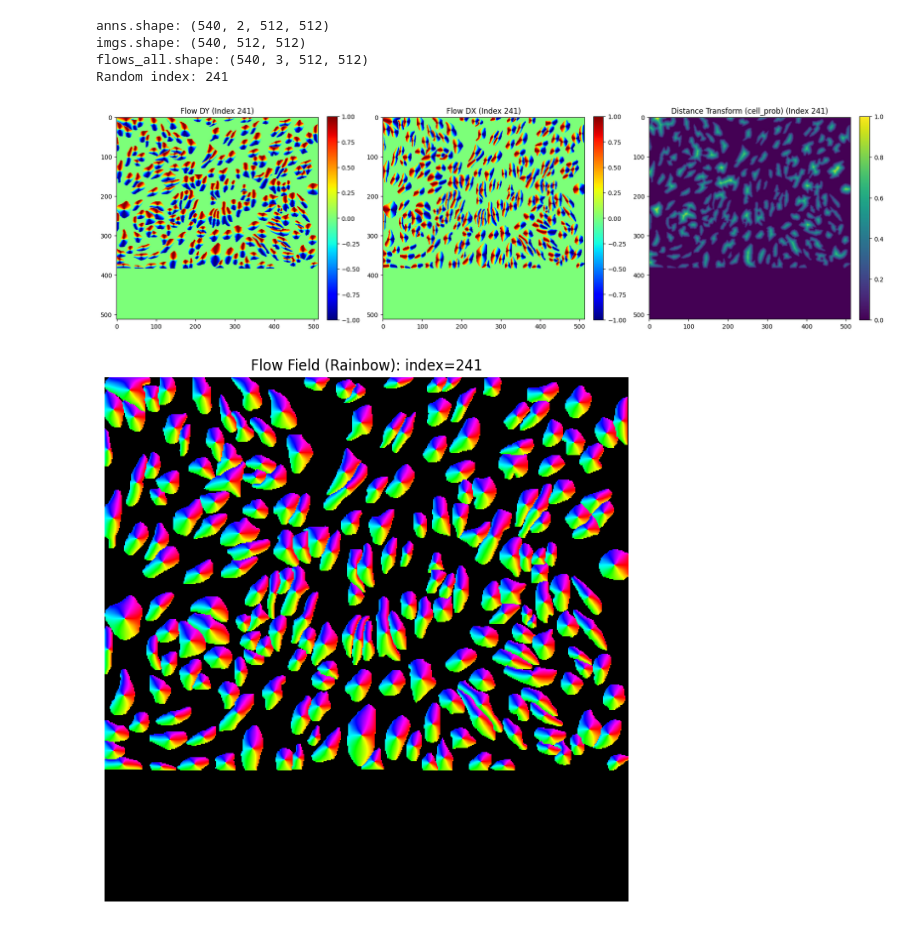
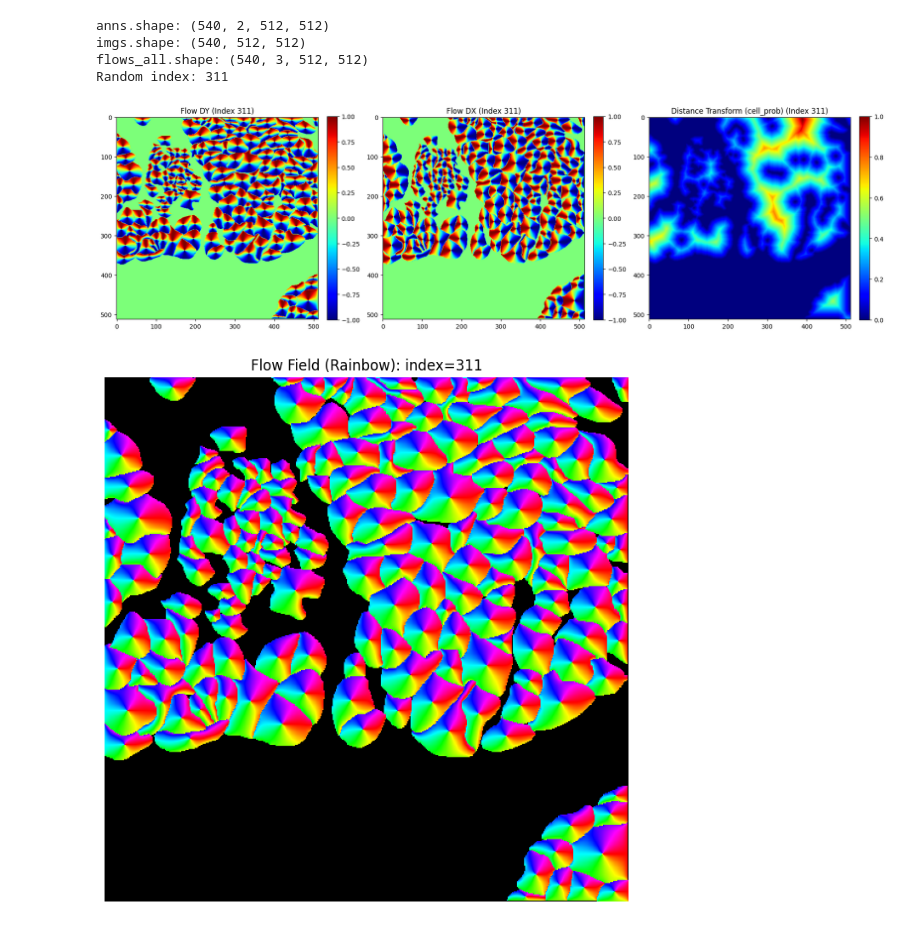
Before and after one commit to saahilsanganeriya/SAMCellv2.0, a Jupyter notebook: src/create_flows.ipynb, the cells around one changed output. Drawn from its saved outputs; the diff is of its cells as text; code cells hidden in the pictures.

```diff
--- a/src/create_flows.ipynb
+++ b/src/create_flows.ipynb
@@ -113,7 +87,7 @@ import matplotlib.colors as mcolors
 from cellpose.dynamics import masks_to_flows
 
 # Path to your labeled mask array and flows
-Cellpose_path = '/dataset_processing/CellPose-train/'
+Cellpose_path = '/Users/saahilsanganeriya/Documents/Saahil/PBL/SAMCellv2.0/dataset_processing/CellPose-train/'
 anns_file = Cellpose_path + 'anns.npy'  # or wherever your .npy is
 imgs_file = Cellpose_path + 'imgs.npy'
 flows_file = Cellpose_path + 'flows.npy'  # Path to the precomputed flows.npy
@@ -154,7 +128,7 @@ axs[1].set_title(f"Flow DX (Index {idx})")
 plt.colorbar(im2, ax=axs[1], fraction=0.046, pad=0.04)
 
 # Distance Transform (cell_prob)
-im3 = axs[2].imshow(cell_prob, cmap='viridis')
+im3 = axs[2].imshow(cell_prob, cmap='jet')
 axs[2].set_title(f"Distance Transform (cell_prob) (Index {idx})")
 plt.colorbar(im3, ax=axs[2], fraction=0.046, pad=0.04)
 
@@ -164,33 +138,33 @@ plt.show()
 # --- Build the HSV image for Flow Field ---
 # 1) Angle in [-pi, pi]
 angle = np.arctan2(flow_dy, flow_dx)
 # Normalize to [0,1] for hue
 angle_normalized = (angle + np.pi) / (2 * np.pi)
 
 # 2) Magnitude
 mag = np.sqrt(flow_dx**2 + flow_dy**2)
 # You can clamp or scale the magnitude (optional)
 mag_clamped = np.clip(mag, 0, 1)  # For demonstration
 
 # 3) Create HSV image [H, S, V]
 hsv = np.zeros((flow_dy.shape[0], flow_dy.shape[1], 3), dtype=np.float32)
 hsv[..., 0] = angle_normalized      # Hue
 hsv[..., 1] = 1.0                   # Saturation = 1
 hsv[..., 2] = mag_clamped           # Value = Magnitude in [0,1]
 
 # 4) Convert to RGB
 rgb = mcolors.hsv_to_rgb(hsv)
 
 # Plot the HSV Flow Field
 plt.figure(figsize=(8, 8))
 plt.title(f'Flow Field (Rainbow): index={idx}')
 plt.imshow(rgb)
 plt.axis('off')
 plt.show()
 # %% [output]
 anns.shape: (540, 2, 512, 512)
 imgs.shape: (540, 512, 512)
 flows_all.shape: (540, 3, 512, 512)
-Random index: 241
+Random index: 311
-[figure, old version]
+[figure, new version]
-[figure, old version]
+[figure, new version]
```
Also changed, not shown: parts of 2 cells of this notebook, 6 other files.
